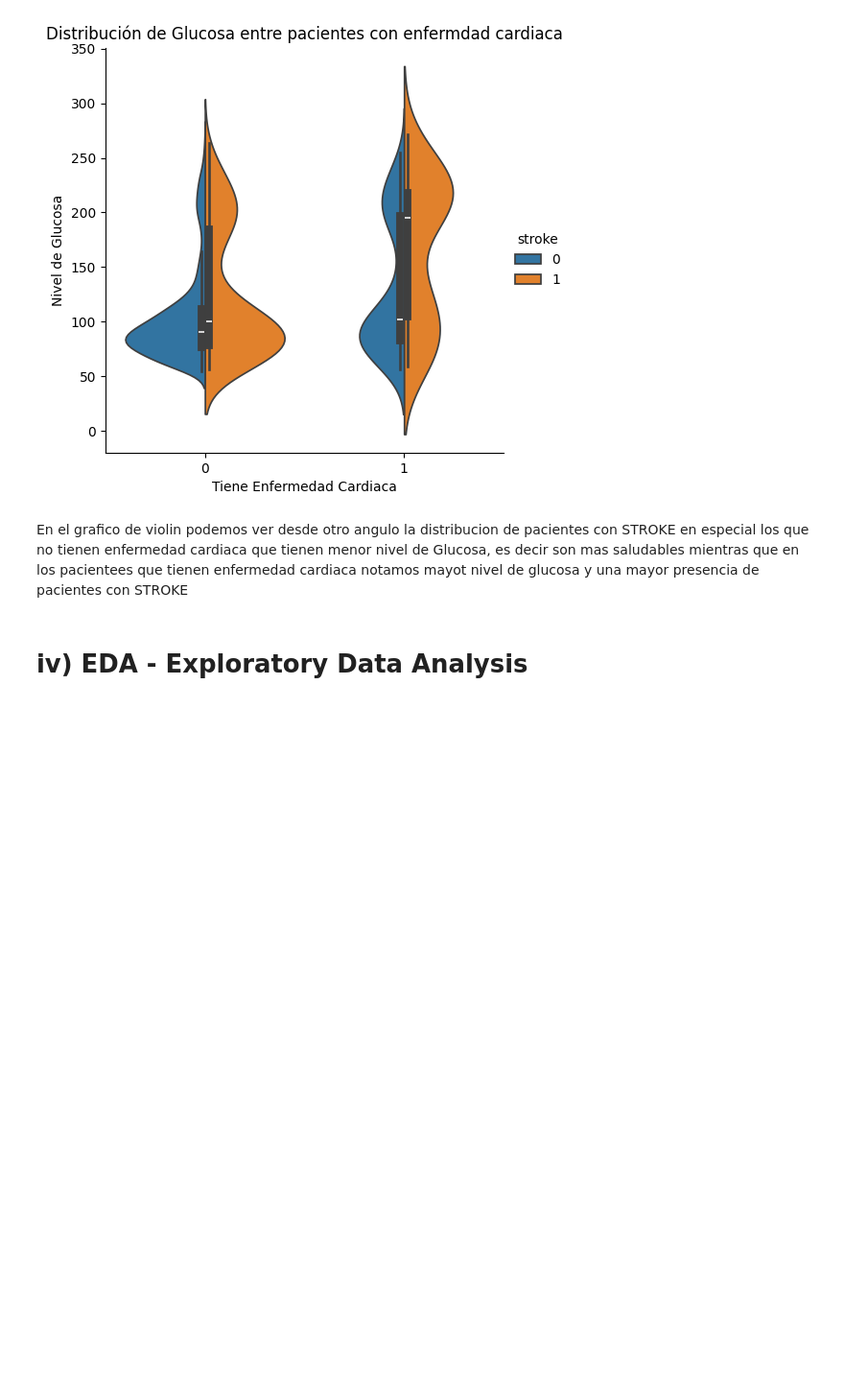
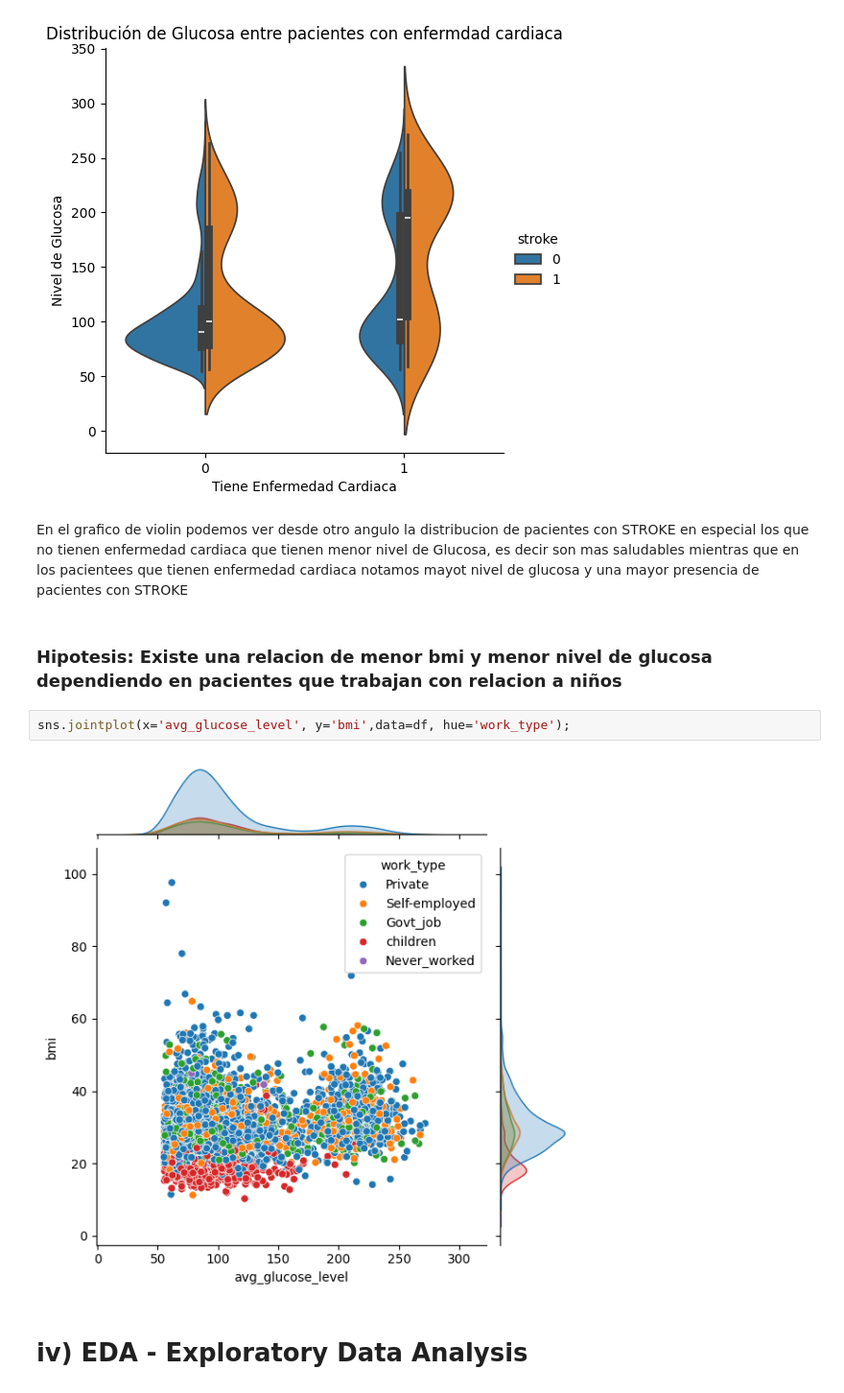
Before and after one commit to CarlosLeguiz/StrokePrediction, a Jupyter notebook: StrokePrediction.ipynb, the cells around one changed output. Shown: that part at 96% size. Cells and saved outputs as stored; diff of their text form; blank space fills up the shorter version.

Commit message:
Se agrega una hipotesis sobre la relacion entre bmi, glucosa y pacientes que trabajan con relacion a los niños

```diff
--- a/StrokePrediction.ipynb
+++ b/StrokePrediction.ipynb
@@ -248,6 +248,12 @@ ax.set(xlabel='Tiene Enfermedad Cardiaca', ylabel='Nivel de Glucosa', title='Dis
 [figure]
 # %% [markdown]
 En el grafico de violin podemos ver desde otro angulo la distribucion de pacientes con STROKE en especial los que no tienen enfermedad cardiaca que tienen menor nivel de Glucosa, es decir son mas saludables mientras que en los pacientees que tienen enfermedad cardiaca notamos mayot nivel de glucosa y una mayor presencia de pacientes con STROKE
+# %% [markdown]
+### Hipotesis: Existe una relacion de menor bmi y menor nivel de glucosa dependiendo en pacientes que trabajan con relacion a niños
+# %%
+sns.jointplot(x='avg_glucose_level', y='bmi',data=df, hue='work_type');
+# %% [output]
+[figure, added]
 # %% [markdown]
 # iv) EDA - Exploratory Data Analysis
 # %%
```
